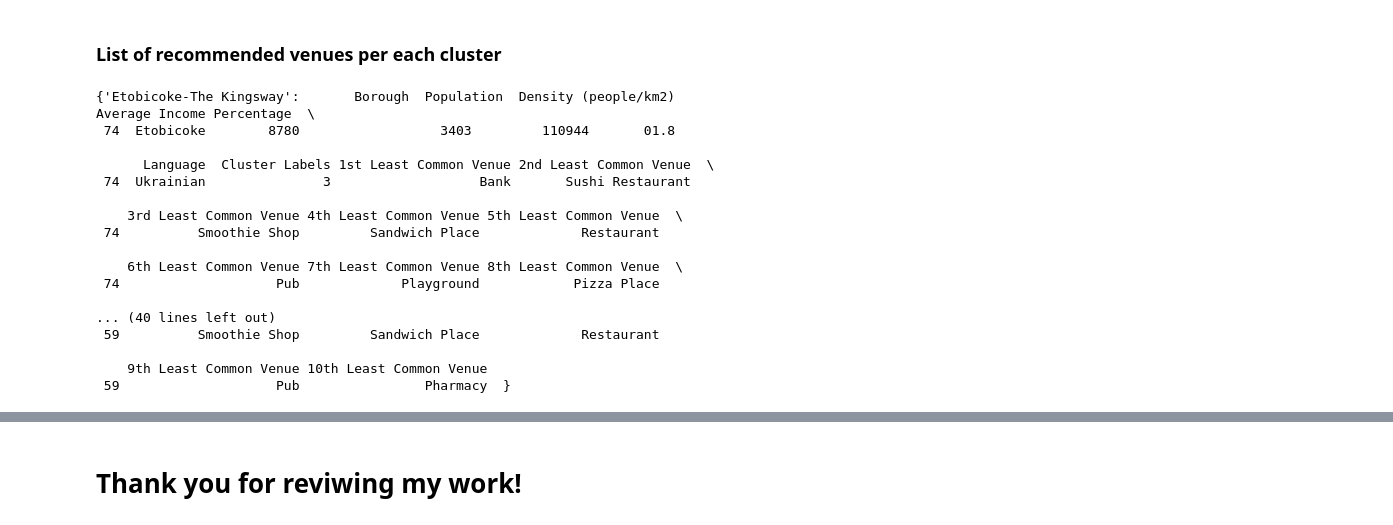
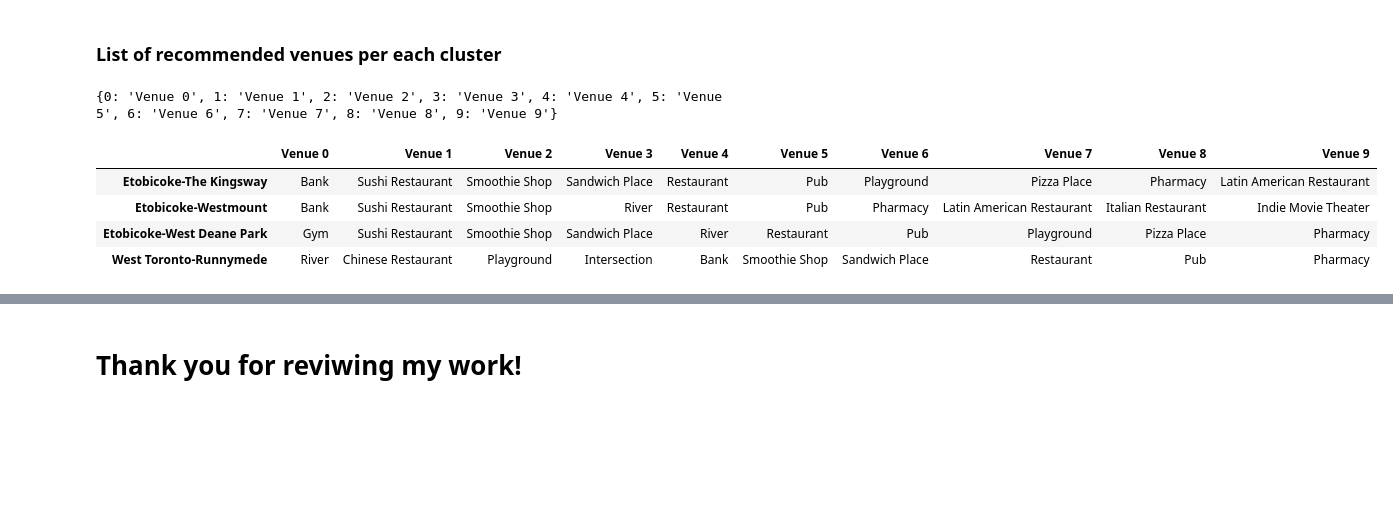
Before and after one commit to unixdev0/DataScience, a Jupyter notebook: IBM-Applied-DataScience-Capstone.ipynb, the cells around one changed output, grey strips where cells are left out. Saved outputs shown, nothing was run; the diff lists cells and outputs as text; code cells hidden in the pictures; blank space fills up the shorter version.

```diff
--- a/IBM-Applied-DataScience-Capstone.ipynb
+++ b/IBM-Applied-DataScience-Capstone.ipynb
@@ -848,26 +848,21 @@ map_clusters
 # %%
 dict_suggested_venues = {}
 for x in range(0, kclusters):
     df = df_uk_merged.loc[df_uk_merged['Cluster Labels'] == x, df_uk_merged.columns[[1,2]]]
     label = df.values[0][0] + '-' + df.values[0][1]
-    dict_suggested_venues[label] = df_uk_merged.loc[df_uk_merged['Cluster Labels'] == x, df_uk_merged.columns[[1] + list(range(5, df_uk_merged.shape[1]))]]
+    df1 = df_uk_merged.loc[df_uk_merged['Cluster Labels'] == x, df_uk_merged.columns[[1] + list(range(5, df_uk_merged.shape[1]))]]
+    dict_suggested_venues[label] = df1.values[0][7:]
 
-dict_suggested_venues
+rec_df = pd.DataFrame.from_dict(dict_suggested_venues, orient='index')
+dict_rename_cols = {}
+for i in range(0, 10):
+    dict_rename_cols[i] = 'Venue {}'.format(i)
+rec_df = rec_df.rename(columns=dict_rename_cols)
+rec_df
 # %% [output]
-{'Etobicoke-The Kingsway':       Borough  Population  Density (people/km2) Average Income Percentage  \
- 74  Etobicoke        8780                  3403         110944       01.8
-
-      Language  Cluster Labels 1st Least Common Venue 2nd Least Common Venue  \
- 74  Ukrainian               3                   Bank       Sushi Restaurant
-
-    3rd Least Common Venue 4th Least Common Venue 5th Least Common Venue  \
- 74          Smoothie Shop         Sandwich Place             Restaurant
-
-    6th Least Common Venue 7th Least Common Venue 8th Least Common Venue  \
- 74                    Pub             Playground            Pizza Place
-
-... (40 lines left out)
- 59          Smoothie Shop         Sandwich Place             Restaurant
-
-    9th Least Common Venue 10th Least Common Venue
- 59                    Pub                Pharmacy  }
+{0: 'Venue 0', 1: 'Venue 1', 2: 'Venue 2', 3: 'Venue 3', 4: 'Venue 4', 5: 'Venue 5', 6: 'Venue 6', 7: 'Venue 7', 8: 'Venue 8', 9: 'Venue 9'}
+|  | Venue 0 | Venue 1 | Venue 2 | Venue 3 | Venue 4 | Venue 5 | Venue 6 | Venue 7 | Venue 8 | Venue 9 |
+| Etobicoke-The Kingsway | Bank | Sushi Restaurant | Smoothie Shop | Sandwich Place | Restaurant | Pub | Playground | Pizza Place | Pharmacy | Latin American Restaurant |
+| Etobicoke-Westmount | Bank | Sushi Restaurant | Smoothie Shop | River | Restaurant | Pub | Pharmacy | Latin American Restaurant | Italian Restaurant | Indie Movie Theater |
+| Etobicoke-West Deane Park | Gym | Sushi Restaurant | Smoothie Shop | Sandwich Place | River | Restaurant | Pub | Playground | Pizza Place | Pharmacy |
+| West Toronto-Runnymede | River | Chinese Restaurant | Playground | Intersection | Bank | Smoothie Shop | Sandwich Place | Restaurant | Pub | Pharmacy |
```
Also changed, not shown: parts of 1 cell of this notebook.
